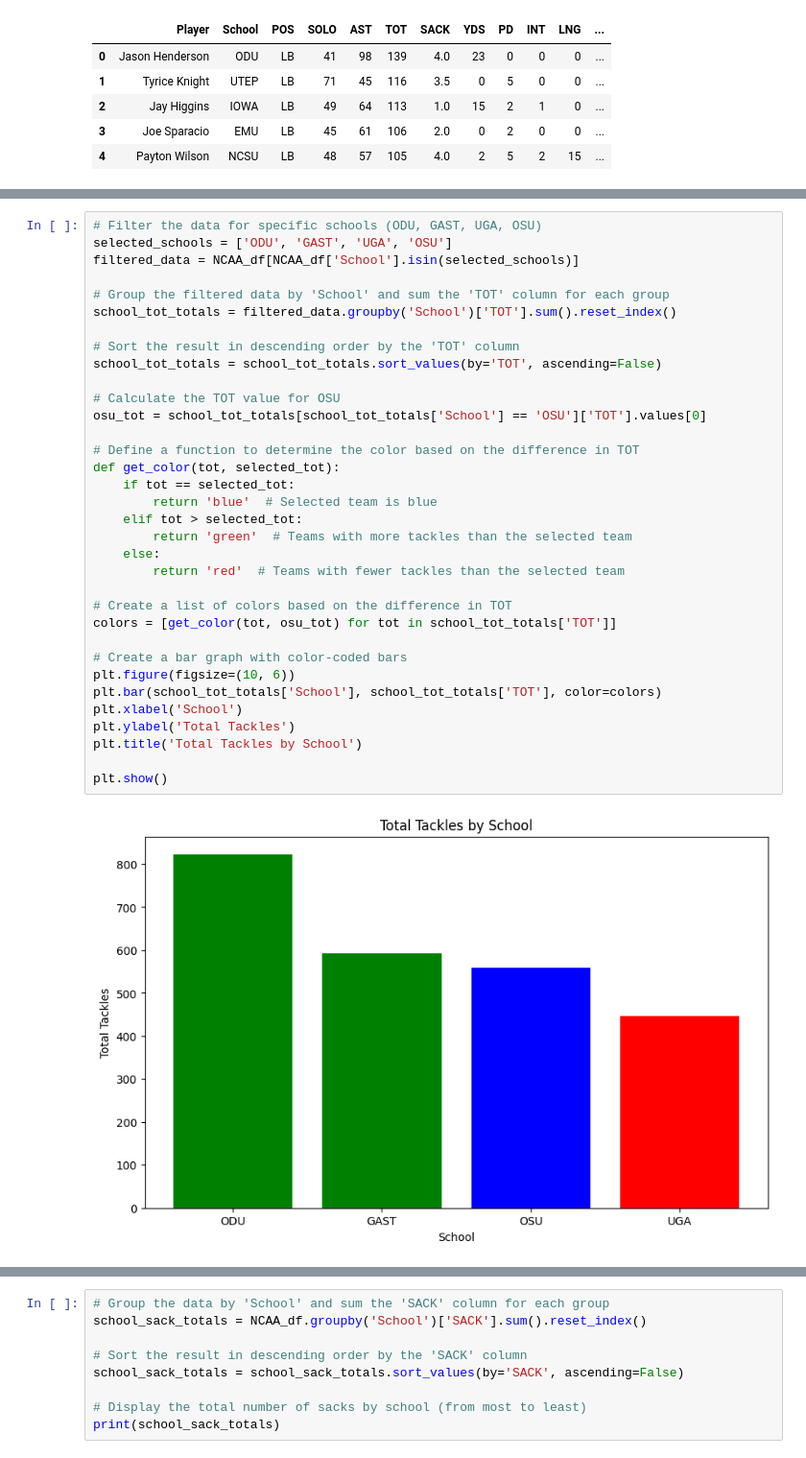
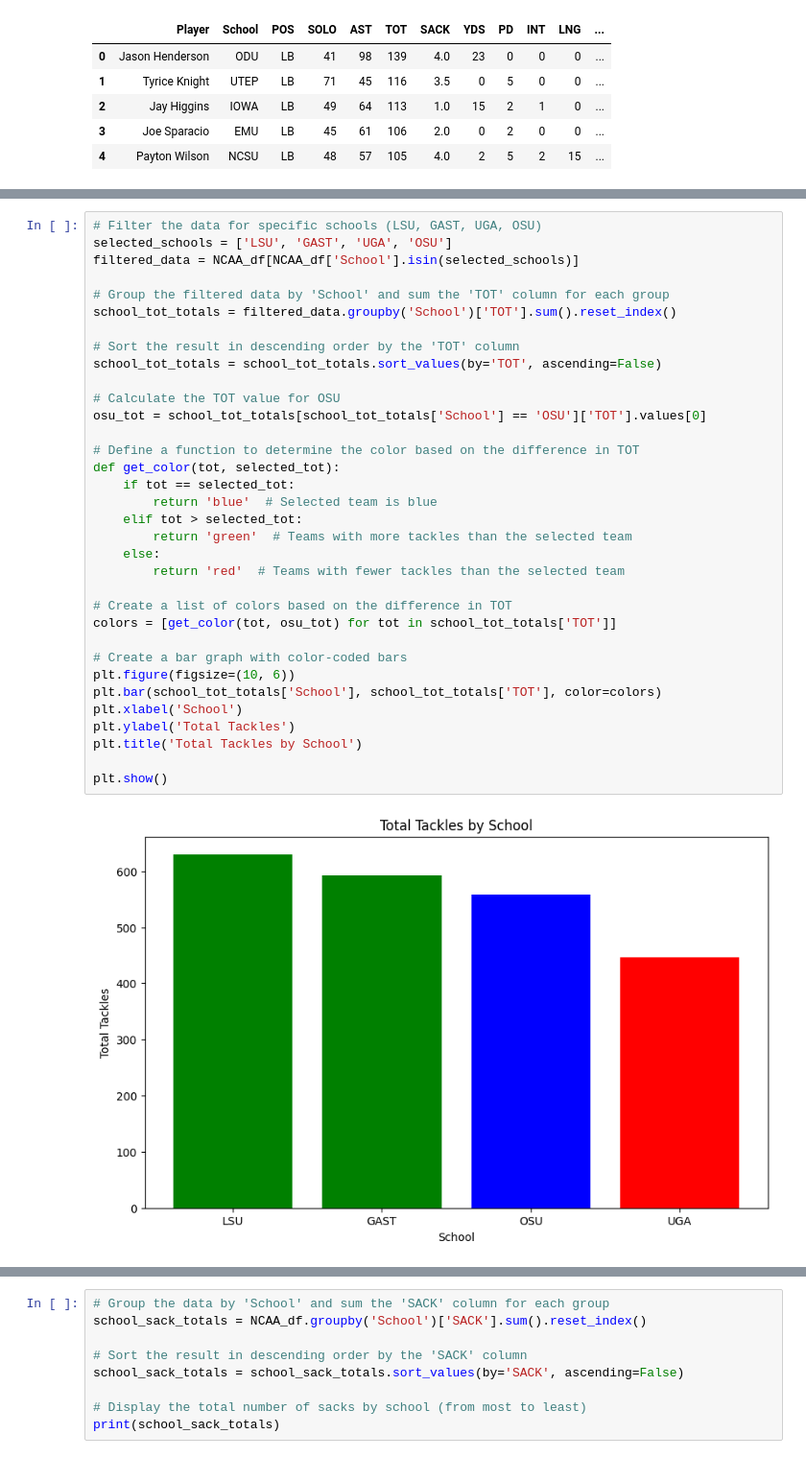
Before and after one commit to Kaireega/ESPN-WebScraping, a Jupyter notebook: ESPN.football.ipynb, the cells around one changed output, grey strips where cells are left out. Shown: that part at 96% size. Drawn from its saved outputs; the diff is of its cells as text.

```diff
--- a/ESPN.football.ipynb
+++ b/ESPN.football.ipynb
@@ -198,36 +233,36 @@ plt.show()
 # %%
-# Filter the data for specific schools (ODU, GAST, UGA, OSU)
-selected_schools = ['ODU', 'GAST', 'UGA', 'OSU']
+# Filter the data for specific schools (LSU, GAST, UGA, OSU)
+selected_schools = ['LSU', 'GAST', 'UGA', 'OSU']
 filtered_data = NCAA_df[NCAA_df['School'].isin(selected_schools)]
 
 # Group the filtered data by 'School' and sum the 'TOT' column for each group
 school_tot_totals = filtered_data.groupby('School')['TOT'].sum().reset_index()
 
 # Sort the result in descending order by the 'TOT' column
 school_tot_totals = school_tot_totals.sort_values(by='TOT', ascending=False)
 
 # Calculate the TOT value for OSU
 osu_tot = school_tot_totals[school_tot_totals['School'] == 'OSU']['TOT'].values[0]
 
 # Define a function to determine the color based on the difference in TOT
 def get_color(tot, selected_tot):
     if tot == selected_tot:
         return 'blue'  # Selected team is blue
     elif tot > selected_tot:
         return 'green'  # Teams with more tackles than the selected team
     else:
         return 'red'  # Teams with fewer tackles than the selected team
 
 # Create a list of colors based on the difference in TOT
 colors = [get_color(tot, osu_tot) for tot in school_tot_totals['TOT']]
 
 # Create a bar graph with color-coded bars
 plt.figure(figsize=(10, 6))
 plt.bar(school_tot_totals['School'], school_tot_totals['TOT'], color=colors)
 plt.xlabel('School')
 plt.ylabel('Total Tackles')
 plt.title('Total Tackles by School')
 
 plt.show()
 # %% [output]
-[figure, old version]
+[figure, new version]
```
Also changed, not shown: parts of 10 cells of this notebook.
